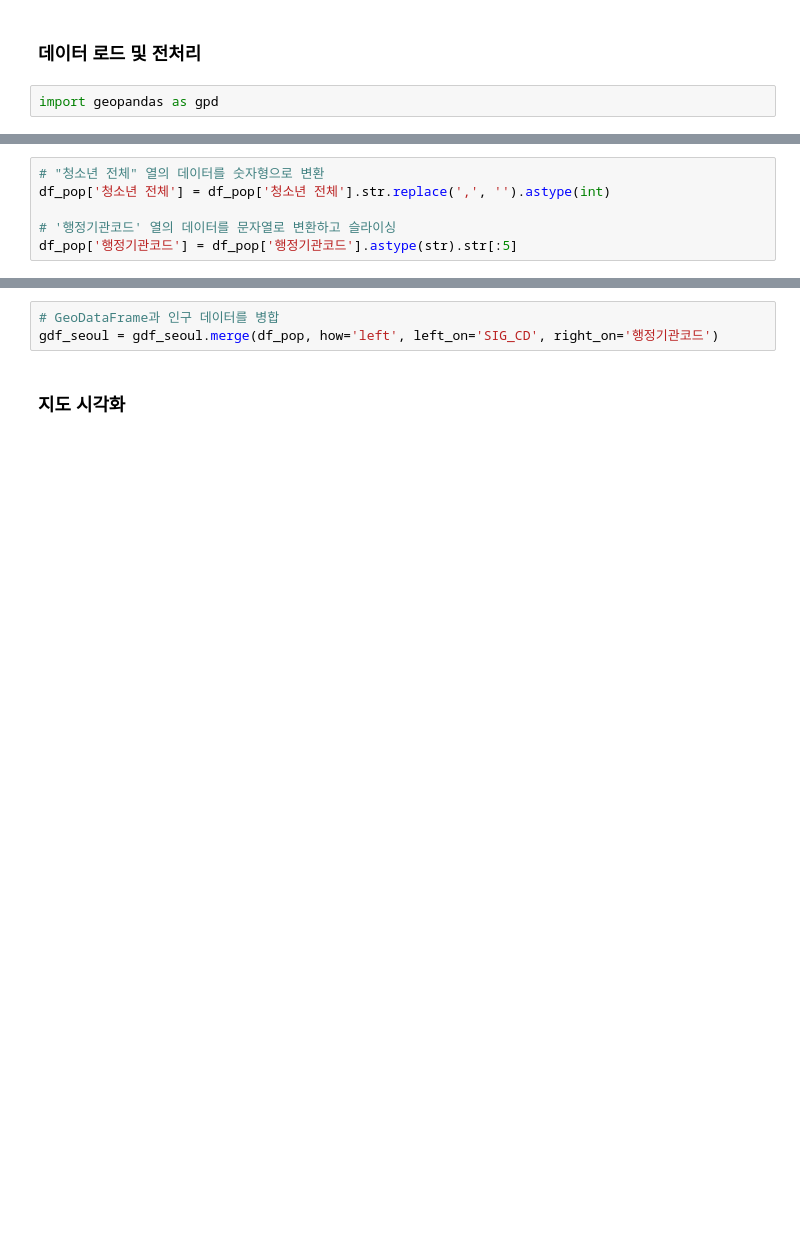
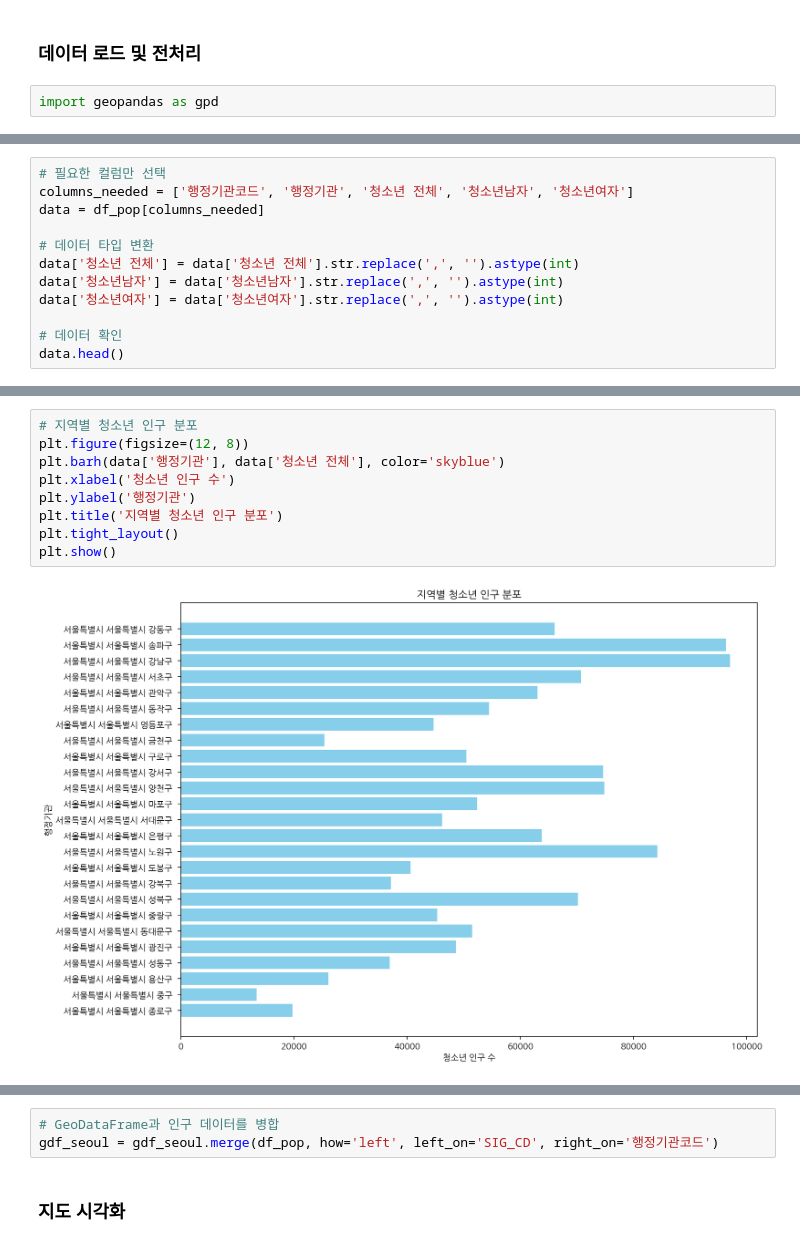
Before and after one commit to thdnjs0730/2024-1-my-BDA, a Jupyter notebook: 데이터분석과제_03조_20231596_최소원_20231596_최소원.ipynb, the cells around one changed output, grey strips where cells are left out. Cells and saved outputs as stored; diff of their text form; blank space fills up the shorter version.

```diff
--- a/데이터분석과제_03조_20231596_최소원_20231596_최소원.ipynb
+++ b/데이터분석과제_03조_20231596_최소원_20231596_최소원.ipynb
@@ -238,6 +303,0 @@ df_pop = pd.read_csv('거주인구.csv', skiprows = 2)
-# %%
-# "청소년 전체" 열의 데이터를 숫자형으로 변환
-df_pop['청소년 전체'] = df_pop['청소년 전체'].str.replace(',', '').astype(int)
-
-# '행정기관코드' 열의 데이터를 문자열로 변환하고 슬라이싱
-df_pop['행정기관코드'] = df_pop['행정기관코드'].astype(str).str[:5]
@@ -260,0 +304,12 @@ print(df_pop.head())
+# %%
+# 필요한 컬럼만 선택
+columns_needed = ['행정기관코드', '행정기관', '청소년 전체', '청소년남자', '청소년여자']
+data = df_pop[columns_needed]
+
+# 데이터 타입 변환
+data['청소년 전체'] = data['청소년 전체'].str.replace(',', '').astype(int)
+data['청소년남자'] = data['청소년남자'].str.replace(',', '').astype(int)
+data['청소년여자'] = data['청소년여자'].str.replace(',', '').astype(int)
+
+# 데이터 확인
+data.head()
@@ -260,0 +352,11 @@ print(df_pop.head())
+# %%
+# 지역별 청소년 인구 분포
+plt.figure(figsize=(12, 8))
+plt.barh(data['행정기관'], data['청소년 전체'], color='skyblue')
+plt.xlabel('청소년 인구 수')
+plt.ylabel('행정기관')
+plt.title('지역별 청소년 인구 분포')
+plt.tight_layout()
+plt.show()
+# %% [output]
+[figure, added]
```
Also changed, not shown: parts of 18 cells of this notebook.
